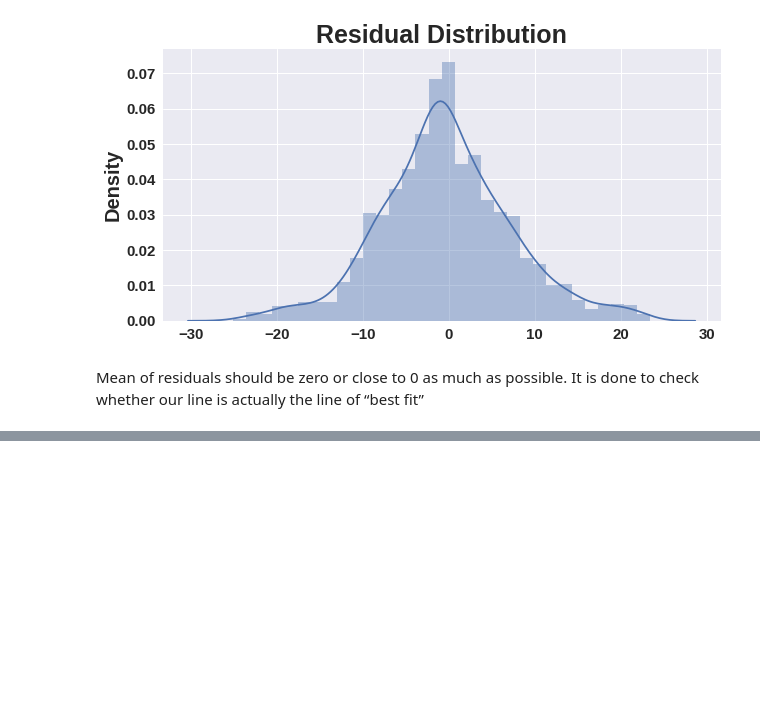
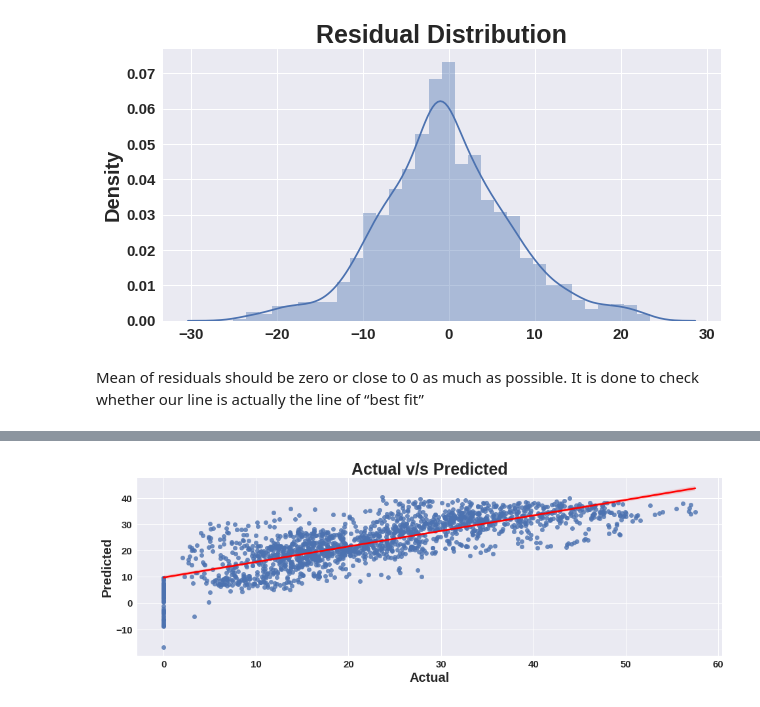
Before and after one commit to KK-Niraj/Seoul-Bike-Sharing-Demand-Prediction, a Jupyter notebook: Bike_Sharing_Demand_Prediction_Capstone_Project.ipynb, the cells around one changed output, grey strips where cells are left out. Drawn from its saved outputs; the diff is of its cells as text; code cells hidden in the pictures; blank space fills up the shorter version.

```diff
--- a/Bike_Sharing_Demand_Prediction_Capstone_Project.ipynb
+++ b/Bike_Sharing_Demand_Prediction_Capstone_Project.ipynb
@@ -878,0 +1025,5 @@ Mean of residuals should be zero or close to 0 as much as possible. It is done t
+# %%
+# Checking how predicted values and actual values are close  to the regression line
+plot_scatter(y_pred,y_test)
+# %% [output]
+[figure, added]
```
Also changed, not shown: parts of 30 cells of this notebook.
